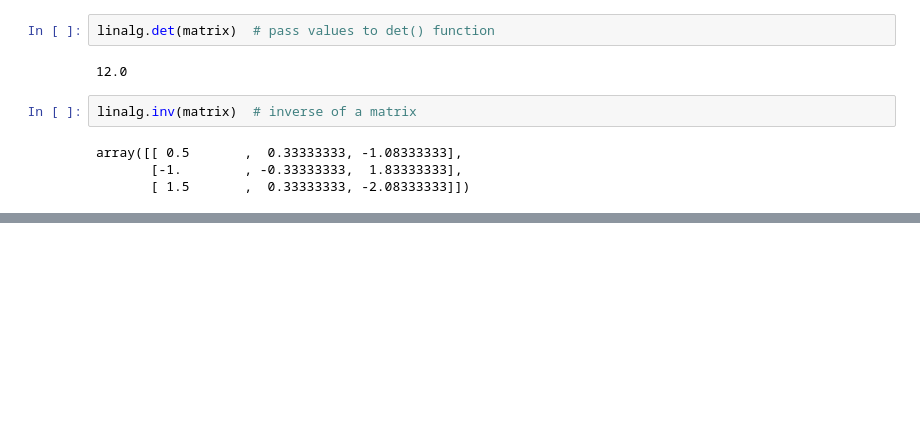
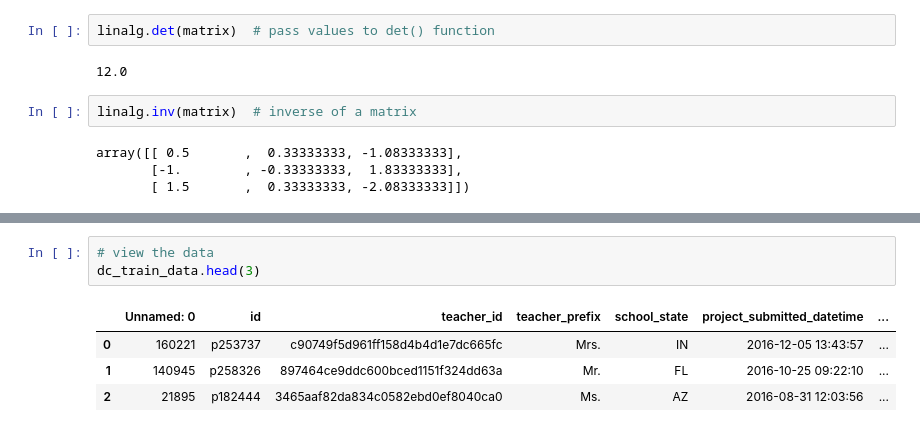
Before and after one commit to arutraj/ML_Basics, a Jupyter notebook: PythonBasics.ipynb, the cells around one changed output, grey strips where cells are left out. Drawn from its saved outputs; the diff is of its cells as text; blank space fills up the shorter version.

```diff
--- a/PythonBasics.ipynb
+++ b/PythonBasics.ipynb
@@ -64,0 +113,8 @@ array([[ 0.5       ,  0.33333333, -1.08333333],
+# %%
+# view the data
+dc_train_data.head(3)
+# %% [output]
+|  | Unnamed: 0 | id | teacher_id | teacher_prefix | school_state | project_submitted_datetime | ... |
+| 0 | 160221 | p253737 | c90749f5d961ff158d4b4d1e7dc665fc | Mrs. | IN | 2016-12-05 13:43:57 | ... |
+| 1 | 140945 | p258326 | 897464ce9ddc600bced1151f324dd63a | Mr. | FL | 2016-10-25 09:22:10 | ... |
+| 2 | 21895 | p182444 | 3465aaf82da834c0582ebd0ef8040ca0 | Ms. | AZ | 2016-08-31 12:03:56 | ... |
```
Also changed, not shown: parts of 23 cells of this notebook.
